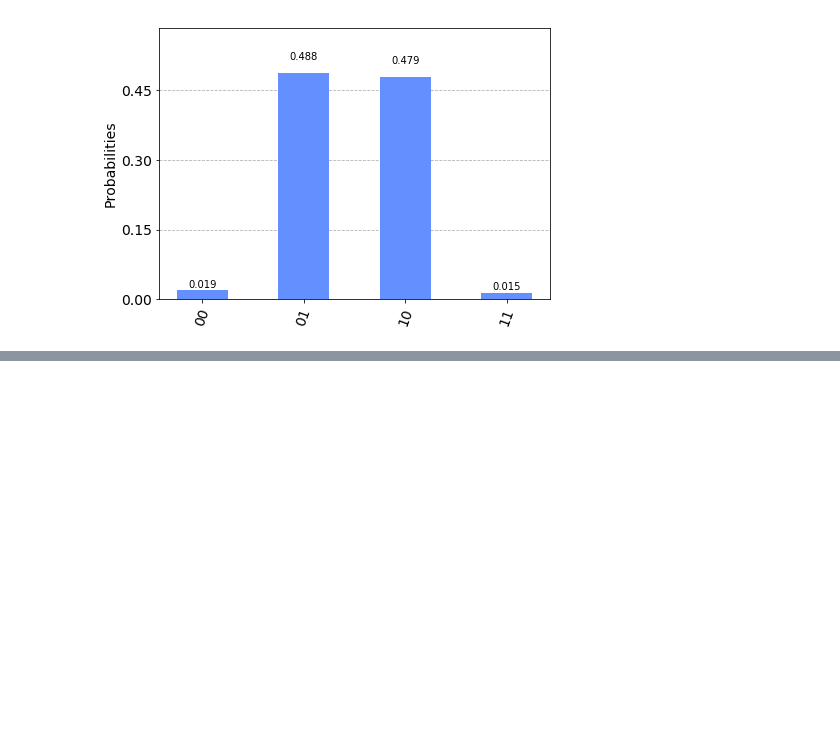
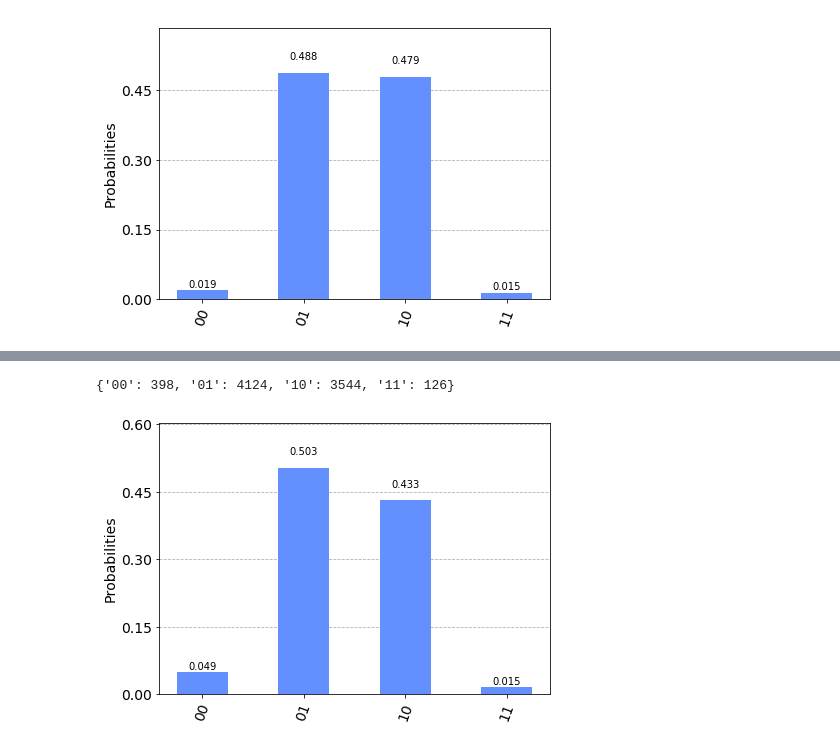
Before and after one commit to agustinsilva447/Quantum-Game-Theory, a Jupyter notebook: real_devices.ipynb, the cells around one changed output, grey strips where cells are left out. Drawn from its saved outputs; the diff is of its cells as text; code cells hidden in the pictures; blank space fills up the shorter version.

```diff
--- a/real_devices.ipynb
+++ b/real_devices.ipynb
@@ -121,0 +142,10 @@ plot_histogram(measurement5)
+# %%
+backend8 = provider.get_backend('ibmq_quito')
+job8 = execute(circ, backend=backend8, shots=8192)
+result8 = job8.result()
+measurement8 = result8.get_counts(circ)
+print(measurement8)
+plot_histogram(measurement8)
+# %% [output]
+{'00': 398, '01': 4124, '10': 3544, '11': 126}
+[figure, added]
```
Also changed, not shown: parts of 4 cells of this notebook, 1 other file.
